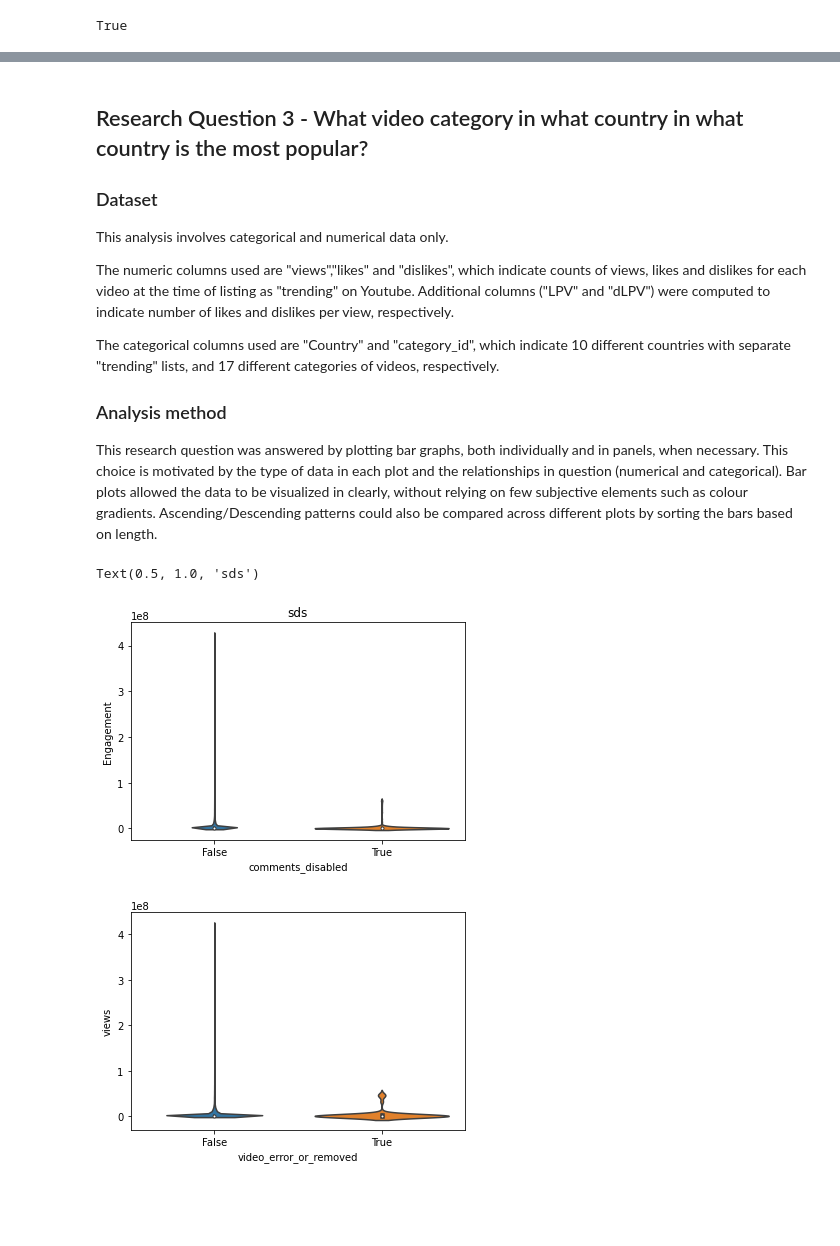
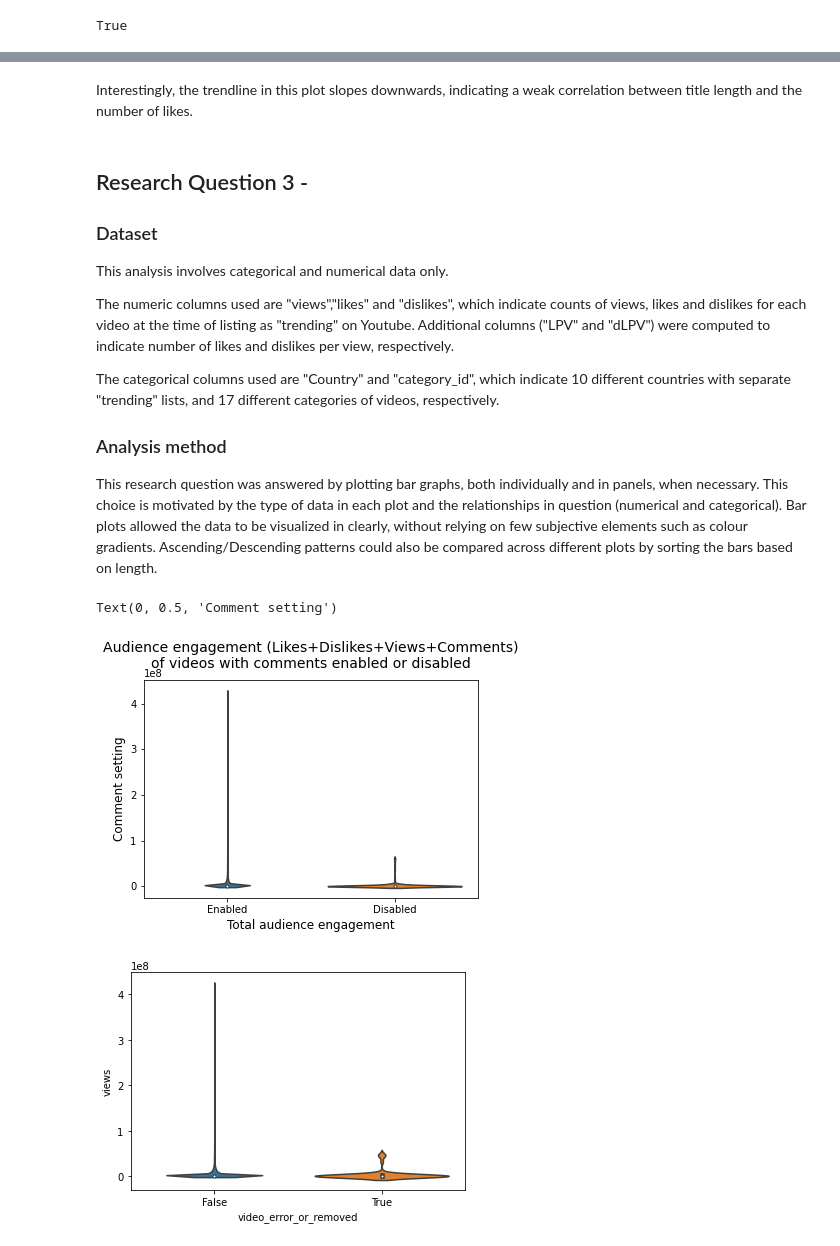
Before and after one commit to data301-2020-winter1/course-project-group_6013, a Jupyter notebook: analysis/milestone2Task4AndTask5.ipynb, the cells around one changed output, grey strips where cells are left out. Drawn from its saved outputs; the diff is of its cells as text; code cells hidden in the pictures; blank space fills up the shorter version.

```diff
--- a/analysis/milestone2Task4AndTask5.ipynb
+++ b/analysis/milestone2Task4AndTask5.ipynb
@@ -298,5 +287,7 @@ p11=sns.lineplot(data=df,x=df['Title length'],y=df['comment_count'])
+# %% [markdown]
+Interestingly, the trendline in this plot slopes downwards, indicating a weak correlation between title length and the number of likes.
 # %% [markdown]
-## Research Question 3 - What video category in what country in what country is the most popular?
+## Research Question 3 -
 
 ### Dataset
 
@@ -310,10 +301,12 @@ The categorical columns used are "Country" and "category_id", which indicate 10
 
 This research question was answered by plotting bar graphs, both individually and in panels, when necessary. This choice is motivated by the type of data in each plot and the relationships in question (numerical and categorical). Bar plots allowed the data to be visualized in clearly, without relying on few subjective elements such as colour gradients. Ascending/Descending patterns could also be compared across different plots by sorting the bars based on length.
 # %%
-p16 = sns.violinplot(data=df,x=df["comments_disabled"].astype(int),y=df['Engagement']).set_xticklabels(['False','True'])
-plot.title("")
+p16 = sns.violinplot(data=df,x=df["comments_disabled"].astype(int),y=df['Engagement']).set_xticklabels(['Enabled','Disabled'])
+plot.title("Audience engagement (Likes+Dislikes+Views+Comments)\nof videos with comments enabled or disabled",size=14,pad=12)
+plot.xlabel("Total audience engagement",size=12)
+plot.ylabel("Comment setting",size=12)
 # %% [output]
-Text(0.5, 1.0, 'sds')
+Text(0, 0.5, 'Comment setting')
-[figure, old version]
+[figure, new version]
 # %%
 p17 = sns.violinplot(data=df,x=df["video_error_or_removed"].astype(int),y=df['views']).set_xticklabels(['False','True'])
```
Also changed, not shown: parts of 22 cells of this notebook, 6 other files.
